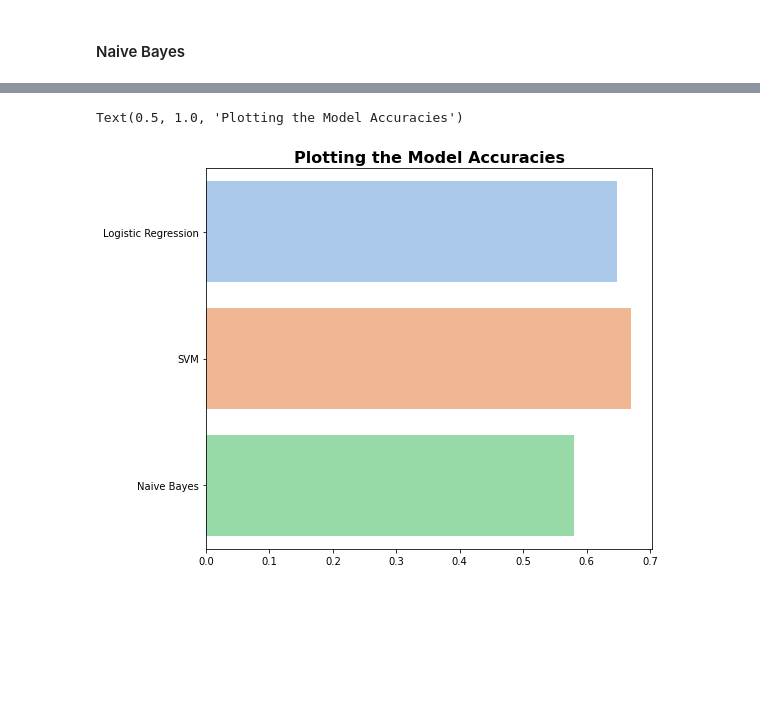
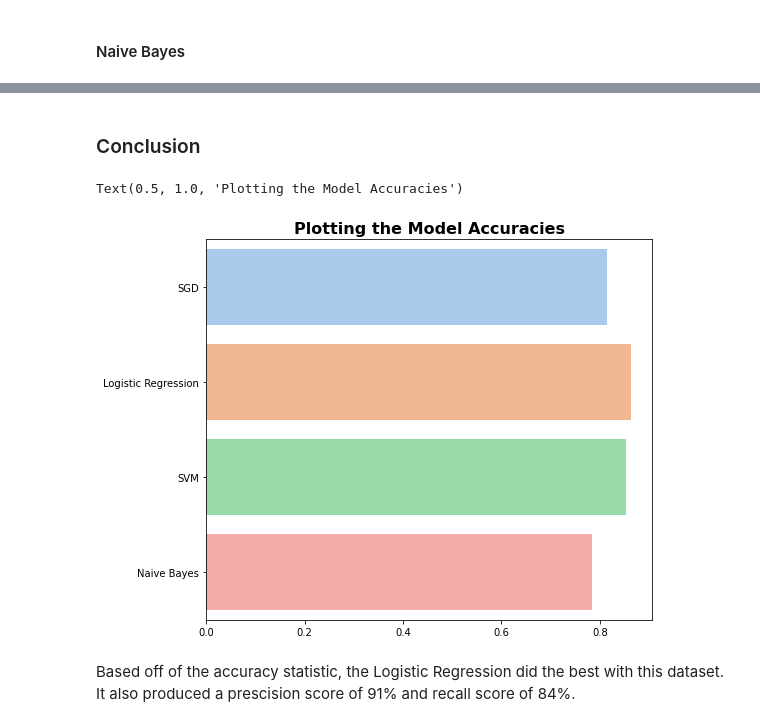
Before and after one commit to erinmcmahon26/Company-Bankruptcy-Prediction, a Jupyter notebook: Company_Bankruptcy.ipynb, the cells around one changed output, grey strips where cells are left out. Drawn from its saved outputs; the diff is of its cells as text; code cells hidden in the pictures; blank space fills up the shorter version.

```diff
--- a/Company_Bankruptcy.ipynb
+++ b/Company_Bankruptcy.ipynb
@@ -324,3 +286,4 @@ plt.show()
 # %%
-roc_auc_score(y_train, y_train_pred)
+sgd_auc = roc_auc_score(y_train, y_train_pred)
+sgd_auc
 # %% [output]
@@ -379,0 +349,12 @@ weighted avg       0.69      0.67      0.67        88
+# %%
+p_svc = SVC(kernel = 'poly')
+p_svc.fit(x_train, y_train)
+
+sy_pred = p_svc.predict(x_test)
+cm = confusion_matrix(y_test, sy_pred)
+
+sva2 = accuracy_score(y_test, sy_pred)
+print('accuracy score = ',accuracy_score(y_test, sy_pred))
+print("Classification Report",classification_report(y_test, sy_pred))
+
+sns.heatmap(cm,annot=True,fmt="d",cmap = "Blues")
@@ -379,0 +375,12 @@ weighted avg       0.69      0.67      0.67        88
+# %%
+rbf_svc = SVC(kernel = 'rbf')
+rbf_svc.fit(x_train, y_train)
+
+sy_pred = rbf_svc.predict(x_test)
+cm = confusion_matrix(y_test, sy_pred)
+
+sva2 = accuracy_score(y_test, sy_pred)
+print('accuracy score = ',accuracy_score(y_test, sy_pred))
+print("Classification Report",classification_report(y_test, sy_pred))
+
+sns.heatmap(cm,annot=True,fmt="d",cmap = "Blues")
@@ -409,13 +487,12 @@ weighted avg       0.64      0.65      0.64        88
 nb = GaussianNB()
 nb.fit(x_train,y_train)
 
-y_pred = nb.predict(x_test)
+ny_pred = nb.predict(x_test)
 cm = confusion_matrix(y_test,y_pred)
-print('confusion matrix:\n',cm)
 
-nba = accuracy_score(y_test,y_pred)
-print('accuracy score = ', accuracy_score(y_test,y_pred))
-print("Report:", classification_report(y_test,y_pred))
+nba = accuracy_score(y_test, ny_pred)
+print('accuracy score = ', accuracy_score(y_test, ny_pred))
+print("Report:", classification_report(y_test, ny_pred))
 
 sns.heatmap(cm,annot=True,fmt="d",cmap = "Blues")
 # %% [output]
@@ -438,10 +517,14 @@ weighted avg       0.34      0.58      0.43        88
+# %% [markdown]
+### Conclusion
 # %%
 plt.figure(figsize= (8,7))
 # change names based on models you picked
-ac = [accuracy_lr,sva2,nba]
-name = ['Logistic Regression','SVM','Naive Bayes']
+ac = [sgd_auc, accuracy_lr,sva2,nba]
+name = ['SGD','Logistic Regression','SVM','Naive Bayes']
 sns.barplot(x = ac,y = name,palette='pastel')
 plt.title("Plotting the Model Accuracies", fontsize=16, fontweight="bold")
 # %% [output]
 Text(0.5, 1.0, 'Plotting the Model Accuracies')
-[figure, old version]
+[figure, new version]
+# %% [markdown]
+Based off of the accuracy statistic, the Logistic Regression did the best with this dataset. It also produced a prescision score of 91% and recall score of 84%.
```
Also changed, not shown: parts of 58 cells of this notebook.
